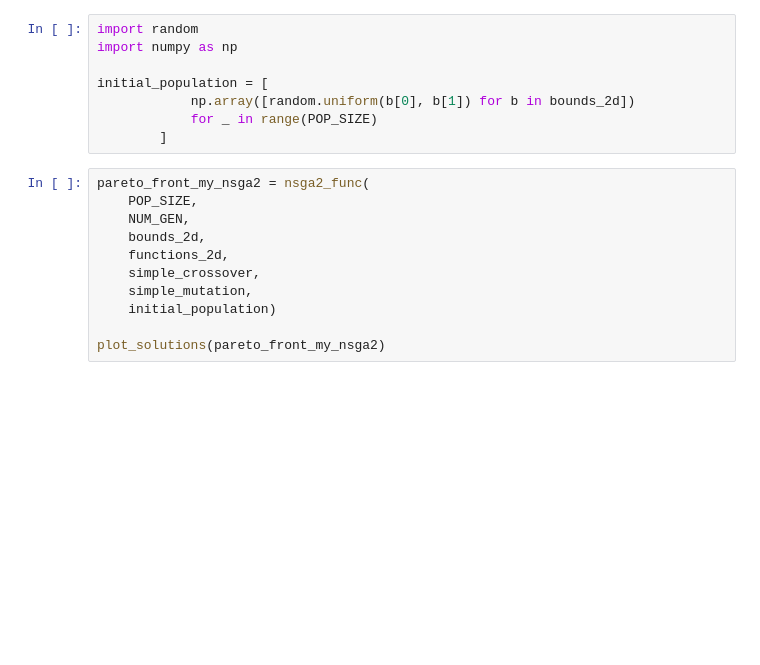
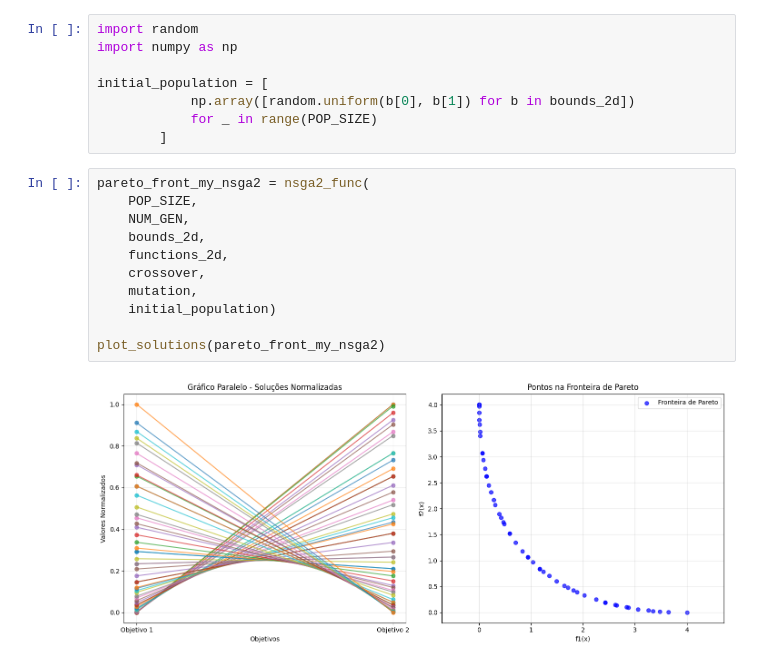
Before and after one commit to JunioCesarFerreira/NSGA-Studies, a Jupyter notebook: notebooks/comparative/nsga-comparations3.ipynb, the cells around one changed output. Cells and saved outputs as stored; diff of their text form; blank space fills up the shorter version.

```diff
--- a/notebooks/comparative/nsga-comparations3.ipynb
+++ b/notebooks/comparative/nsga-comparations3.ipynb
@@ -51,14 +117,16 @@ initial_population = [
 # %%
 pareto_front_my_nsga2 = nsga2_func(
     POP_SIZE,
     NUM_GEN,
     bounds_2d,
     functions_2d,
-    simple_crossover,
-    simple_mutation,
+    crossover,
+    mutation,
     initial_population)
 
 plot_solutions(pareto_front_my_nsga2)
+# %% [output]
+[figure, added]
 # %%
 pareto_front_my_nsga3 = nsga3_func(
     POP_SIZE,
```
Also changed, not shown: parts of 18 cells of this notebook, 1 other file.
